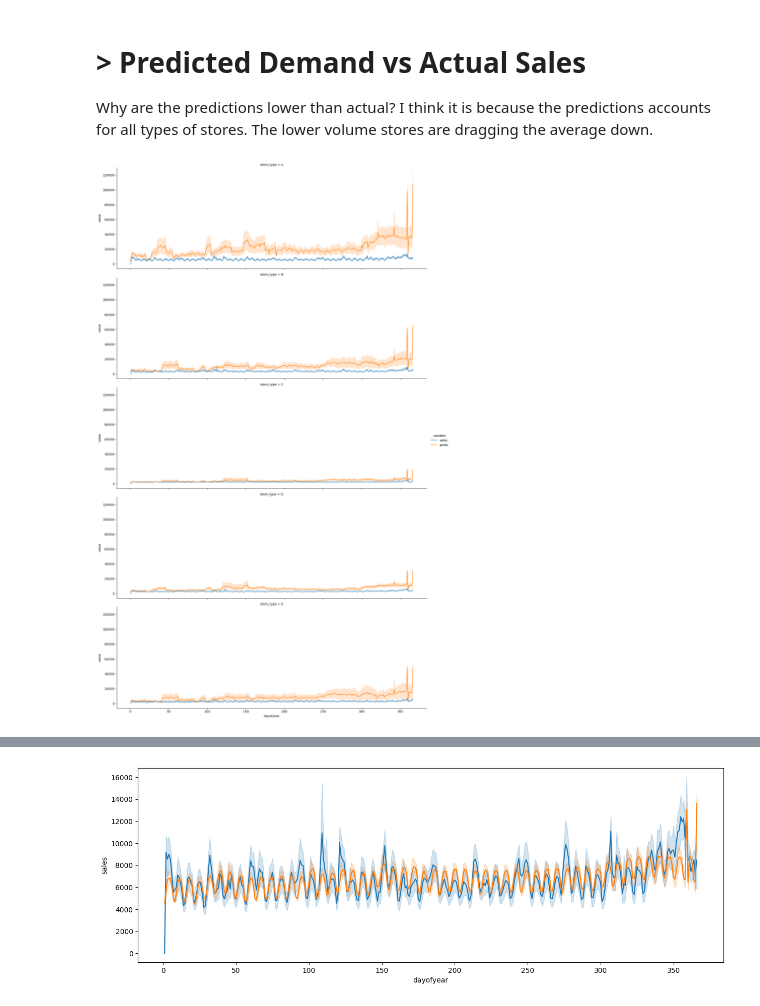
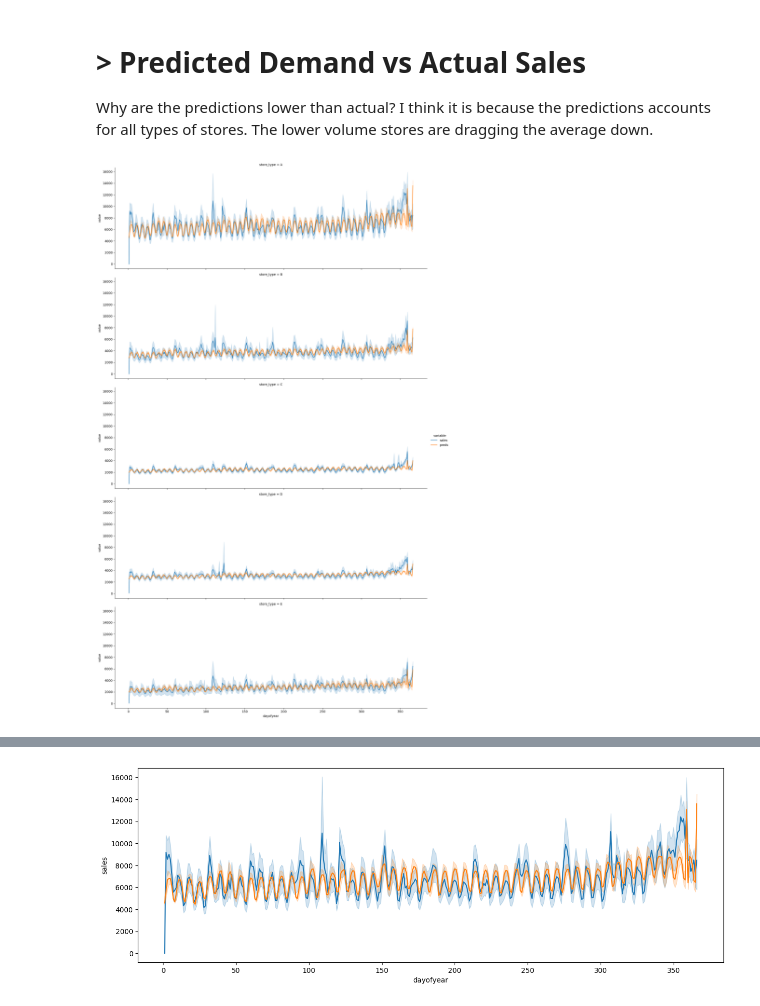
Before and after one commit to cmd-master/store-sales, a Jupyter notebook: store-sales.ipynb, the cells around one changed output, grey strips where cells are left out. Saved outputs shown, nothing was run; the diff lists cells and outputs as text; code cells hidden in the pictures.

Commit message:
Kaggle Notebook | Store Sales. Linear Regression. [1.98395] | Version 38

```diff
--- a/store-sales.ipynb
+++ b/store-sales.ipynb
@@ -199,6 +199,6 @@ pipe = FeatureUnion([
     , ('cat', cat_pp)
 ])
 
-# pipe.fit(train)
+pipe.fit(train)
 # train_pp = pipe.transform(train)
 # test_pp = pipe.transform(test)
@@ -212,27 +230,23 @@ from sklearn.model_selection import cross_val_score
 # %%
 def trainModels(d):
     ms = {}
-    ps = {}
     for member in d['family'].unique():
         for st in d['store_type'].unique():
-            m = LinearRegression()
-            tr = d.loc[(d['family'] == member) & (d['store_type'] == st)]
-            p = pipe.fit(tr)
-            x = p.transform(tr)
-            y = tr[target]
+            trn = d.loc[(d['family'] == member) & (d['store_type'] == st)]
+            x_val = pipe.transform(trn)
+            y_val = trn[target]
+            model = LinearRegression()
+            model.fit(x_val, y_val)
+            ms[member + "|" + st] = model
 
-            m.fit(x, y)
-            ms[member + "|" + st] = m
-            ps[member + "|" + st] = p
+    return ms
 
-    return ms, ps
-
-models, pipes = trainModels(train)
+models = trainModels(train)
 # %%
-def makePredictions(d, m, p):
+def makePredictions(d, mod):
     mem = d['family'].iloc[0] + "|" + d['store_type'].iloc[0]
-    x = p[mem].transform(d)
-    return pd.Series(m[mem].predict(x), index=d.index)
+    x_val = pipe.transform(d)
+    return pd.Series(mod[mem].predict(x_val), index=d.index)
 # %% [markdown]
 # > Do I train first or get?
 # %%
@@ -328,26 +354,26 @@ Why are the predictions lower than actual? I think it is because the predictions
 # %%
 ## Get the item first then train.
 g = train.copy()
 g = g.query('family == "GROCERY I"')
 # models, pipes = trainModels(g)
 
 g['preds'] = (g.groupby(['family', 'store_type'])
-              .apply(makePredictions, models, pipes)
+              .apply(makePredictions, models)
               .reset_index(['family', 'store_type'], drop=True))
 
 ## I need to understand how this index works.
 ## I should not be resetting indexes all the time.
 ## I need to use it to my advantage.
 
 g = g[['store_type', 'sales', 'preds', 'dayofyear']]
 g = pd.melt(g, id_vars=['store_type', 'dayofyear'])
 
 sns.relplot(g, x='dayofyear', y='value', hue='variable'
             , row='store_type'
             , row_order=list('ABCDE')
             , kind='line', aspect=3);
 # %% [output]
-[figure, old version]
+[figure, new version]
 # %%
 ## Train first all items. then get the item.
 ## If this does not match then there is something wrong with how
```
Also changed, not shown: parts of 16 cells of this notebook.
